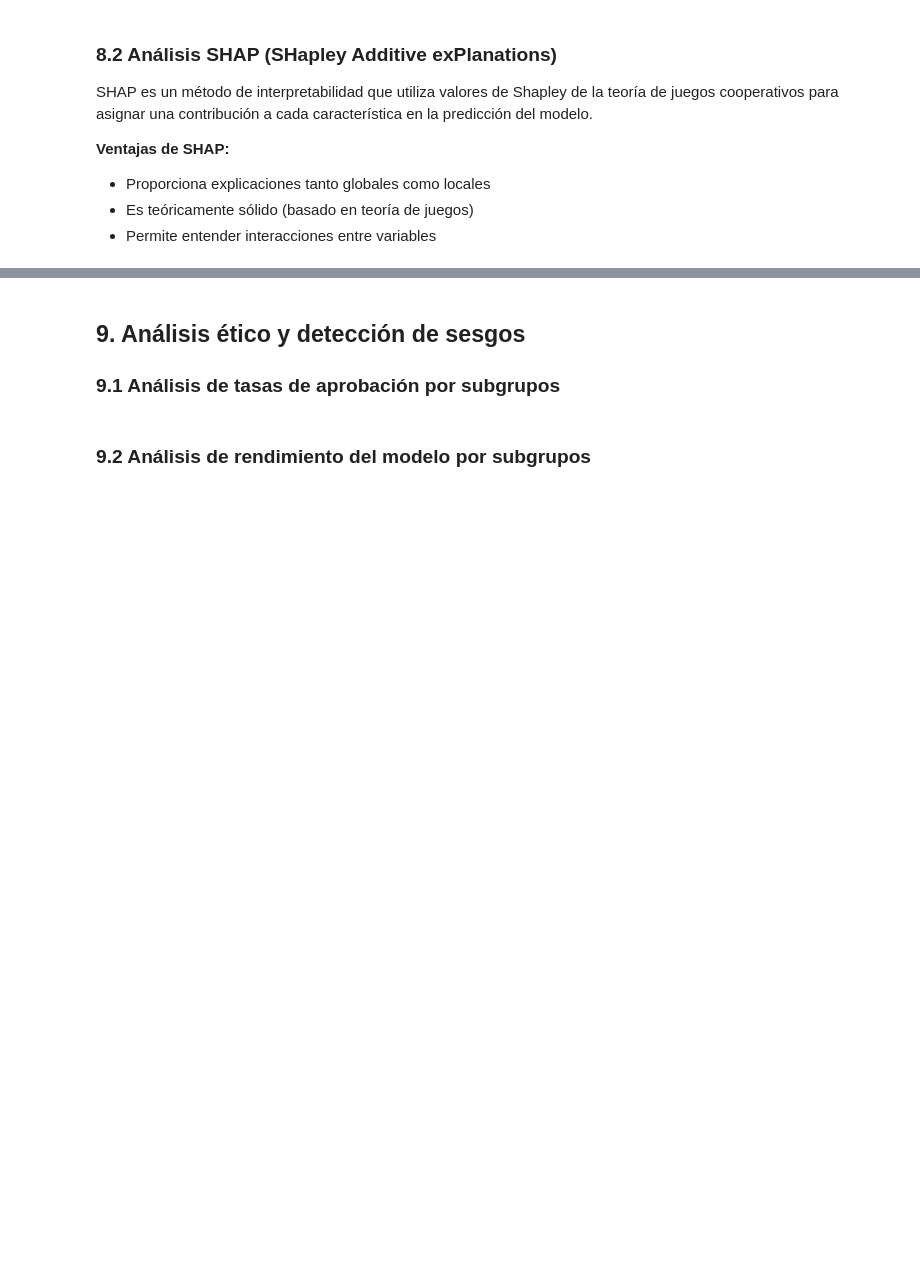
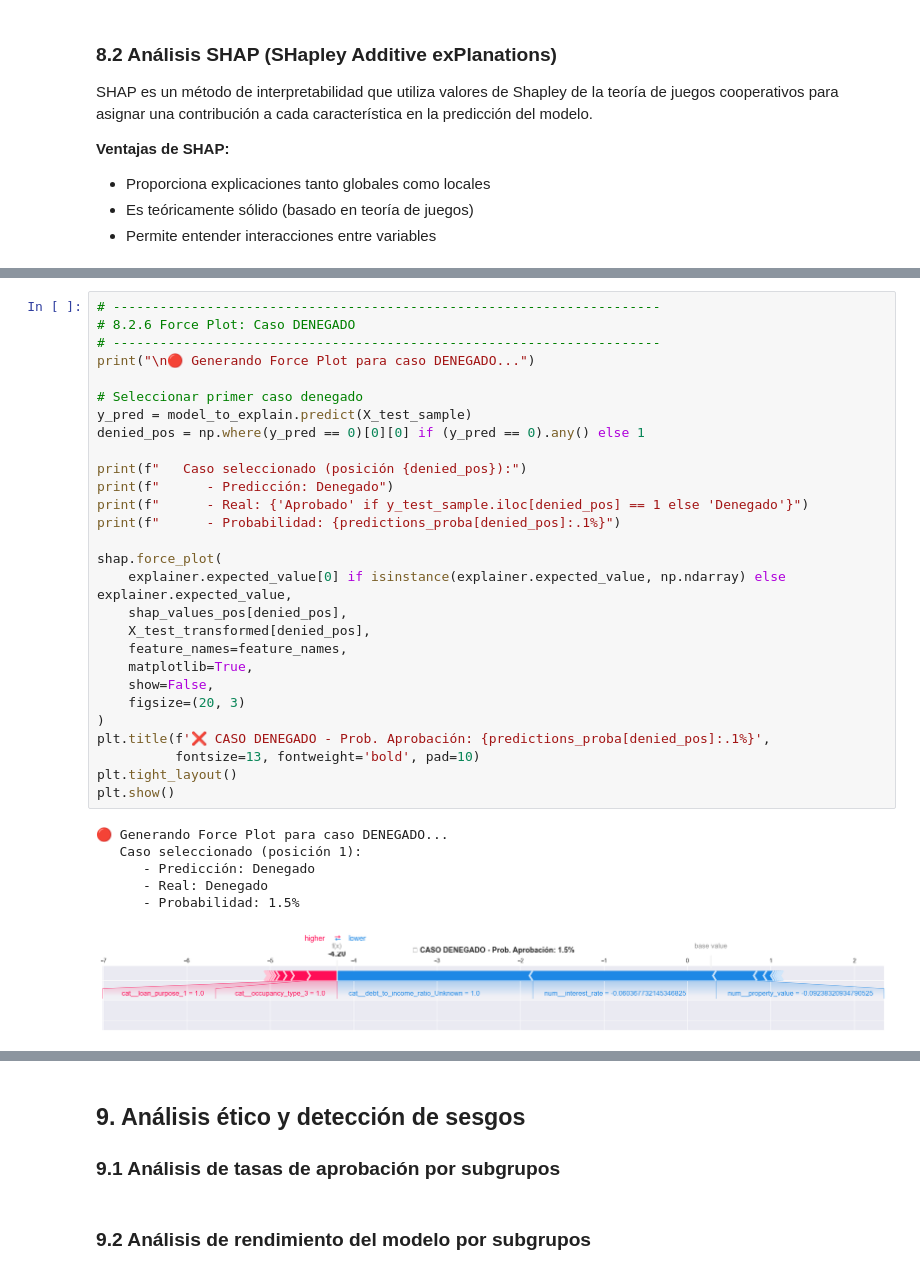
Before and after one commit to thisisrober/hmda-loan-approval-ml-analysis, a Jupyter notebook: notebook.ipynb, the cells around one changed output, grey strips where cells are left out. Saved outputs shown, nothing was run; the diff lists cells and outputs as text; blank space fills up the shorter version.

```diff
--- a/notebook.ipynb
+++ b/notebook.ipynb
@@ -1120,0 +2362,35 @@ LIME es una técnica que explica predicciones individuales aproximando localment
+# %%
+# ----------------------------------------------------------------------
+# 8.2.6 Force Plot: Caso DENEGADO
+# ----------------------------------------------------------------------
+print("\n🔴 Generando Force Plot para caso DENEGADO...")
+
+# Seleccionar primer caso denegado
+y_pred = model_to_explain.predict(X_test_sample)
+denied_pos = np.where(y_pred == 0)[0][0] if (y_pred == 0).any() else 1
+
+print(f"   Caso seleccionado (posición {denied_pos}):")
+print(f"      - Predicción: Denegado")
+print(f"      - Real: {'Aprobado' if y_test_sample.iloc[denied_pos] == 1 else 'Denegado'}")
+print(f"      - Probabilidad: {predictions_proba[denied_pos]:.1%}")
+
+shap.force_plot(
+    explainer.expected_value[0] if isinstance(explainer.expected_value, np.ndarray) else explainer.expected_value,
+    shap_values_pos[denied_pos],
+    X_test_transformed[denied_pos],
+    feature_names=feature_names,
+    matplotlib=True,
+    show=False,
+    figsize=(20, 3)
+)
+plt.title(f'❌ CASO DENEGADO - Prob. Aprobación: {predictions_proba[denied_pos]:.1%}',
+          fontsize=13, fontweight='bold', pad=10)
+plt.tight_layout()
+plt.show()
+# %% [output]
+🔴 Generando Force Plot para caso DENEGADO...
+   Caso seleccionado (posición 1):
+      - Predicción: Denegado
+      - Real: Denegado
+      - Probabilidad: 1.5%
+[figure, added]
```
Also changed, not shown: parts of 28 cells of this notebook, 1 other file.
